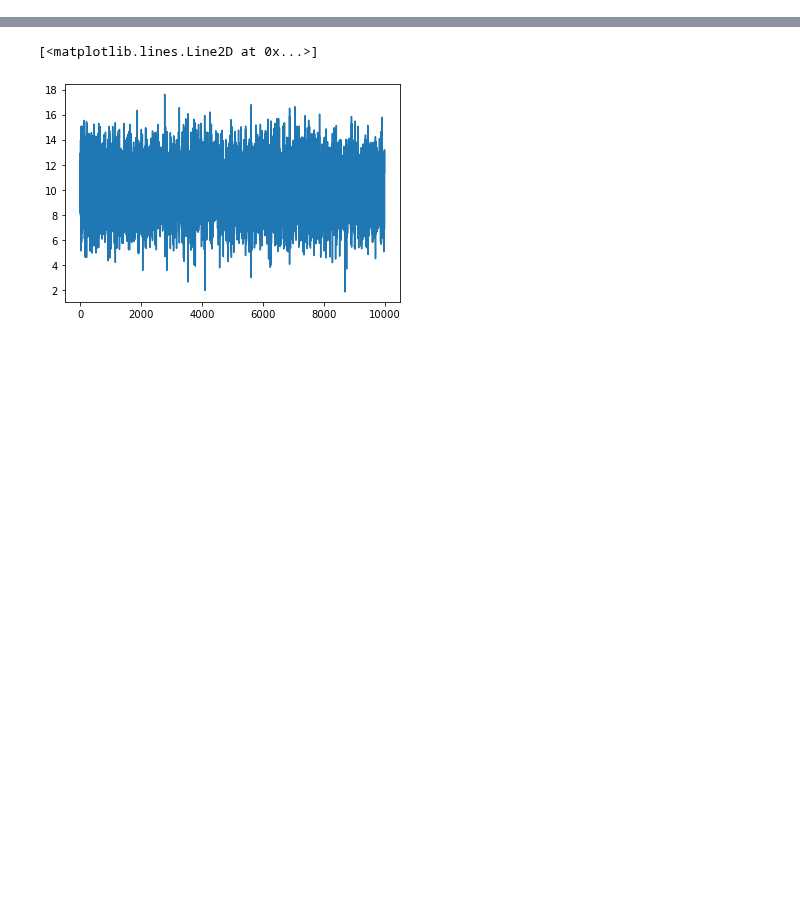
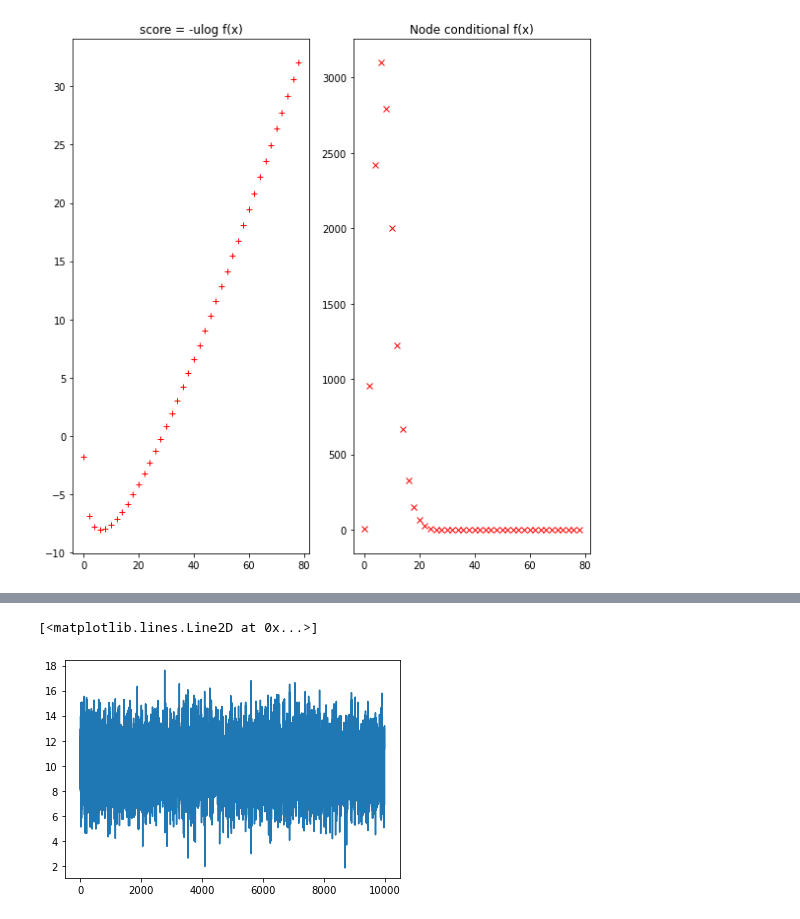
Before and after one commit to ajipalar/pynet, a Jupyter notebook: devel/SliceSampling.ipynb, the cells around one changed output, grey strips where cells are left out. Saved outputs shown, nothing was run; the diff lists cells and outputs as text; code cells hidden in the pictures; blank space fills up the shorter version.

```diff
--- a/devel/SliceSampling.ipynb
+++ b/devel/SliceSampling.ipynb
@@ -223,0 +329,18 @@ plt.show()
+# %%
+%matplotlib inline
+font = {'family' : 'normal',
+        'weight' : 'normal',
+        'size'   : 12}
+
+plt.figure(figsize=(8,8))
+
+
+plt.subplot(121)
+plt.title('score = -ulog f(x)')
+plt.plot(x, y, 'r+')
+plt.subplot(122)
+f = np.exp(-y)
+plt.plot(x, f, 'rx')
+plt.title(f'Node conditional f(x)')
+plt.tight_layout()
+# %% [output]
@@ -223,0 +349 @@ plt.show()
+[figure, added]
```
Also changed, not shown: parts of 43 cells of this notebook, 2 other files.
